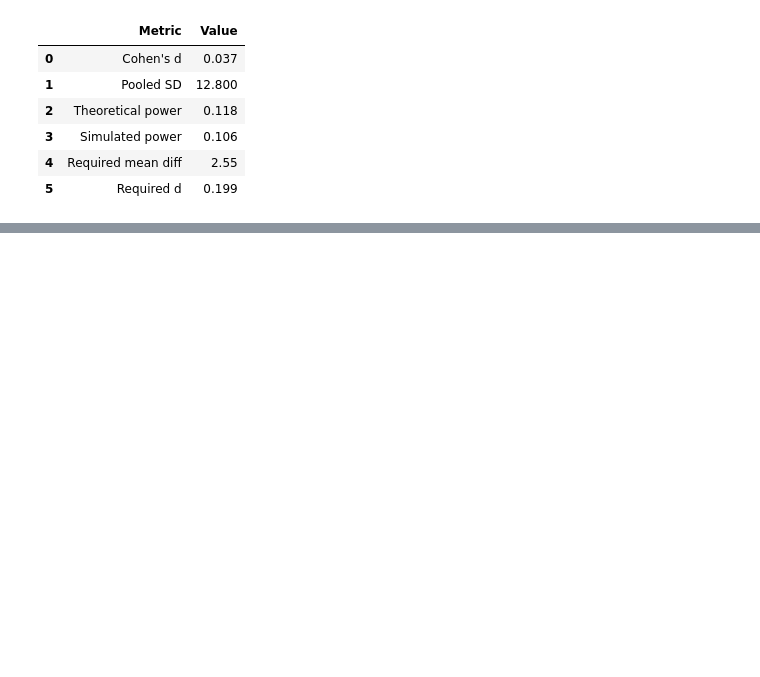
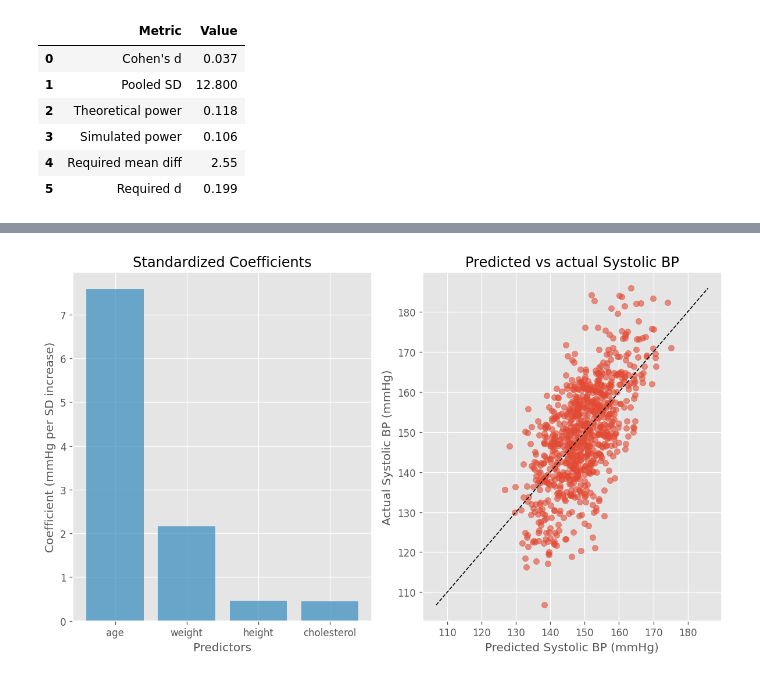
Before and after one commit to IreneGrisenti/health_study_project, a Jupyter notebook: health_analysis_part2.ipynb, the cells around one changed output, grey strips where cells are left out. Cells and saved outputs as stored; diff of their text form; code cells hidden in the pictures; blank space fills up the shorter version.

```diff
--- a/health_analysis_part2.ipynb
+++ b/health_analysis_part2.ipynb
@@ -446,7 +459,7 @@ Standardiserade koefficienter:
 Analysen visar att **ålder och vikt är de mest betydelsefulla faktorerna** för systoliskt blodtryck i denna dataset. Modellen förklarar cirka 41% av variationen i blodtrycket, vilket innebär att en stor del av variationen fortfarande inte förklaras av de inkluderade variablerna. Detta tyder på att ytterligare faktorer kan behöva undersökas för att bättre förstå variationen i systoliskt blodtryck.
 # %%
 # Target
-y_multiple = df["systolic_bp"].to_numpy()
+y_multiple = df["systolic_bp"]
 
 # Standardize predictors
 scaler = StandardScaler()
@@ -473,7 +486,7 @@ print("Standardized coefficients (effect per 1 SD increase):")
 for name, coef in zip(coef_names, coefficients):
     print(f"{name:12}: {coef:.3f} mmHg per SD")
 print(f"""
-R²: {r2_multiple:.3f}
+R²          : {r2_multiple:.3f}
 
 Tolkning:
 - Ålder har störst påverkan på systoliskt blodtryck, följt av vikt.
@@ -505 +542,22 @@ Tolkning:
+# %%
+fig8, (ax1, ax2) = plt.subplots(1, 2)
+
+# Bar chart of coefficients
+ax1.bar(coef_names, coefficients, color="#348ABD", alpha=0.7)
+ax1.set_title("Standardized Coefficients")
+ax1.set_xlabel("Predictors")
+ax1.set_ylabel("Coefficient (mmHg per SD increase)")
+
+# Scatter of predicted vs actual
+ax2.scatter(y_hat_multiple, y_multiple, alpha=0.6)
+ax2.plot([min(y_multiple), max(y_multiple)], [min(y_multiple), max(y_multiple)], "k--", lw=1)
+ax2.set_title("Predicted vs actual Systolic BP")
+ax2.set_xlabel("Predicted Systolic BP (mmHg)")
+ax2.set_ylabel("Actual Systolic BP (mmHg)")
+
+fig8.savefig("img/fig8")
+plt.tight_layout()
+plt.show()
+# %% [output]
+[figure, added]
 # %% [markdown]
```
Also changed, not shown: parts of 21 cells of this notebook, 5 other files.
